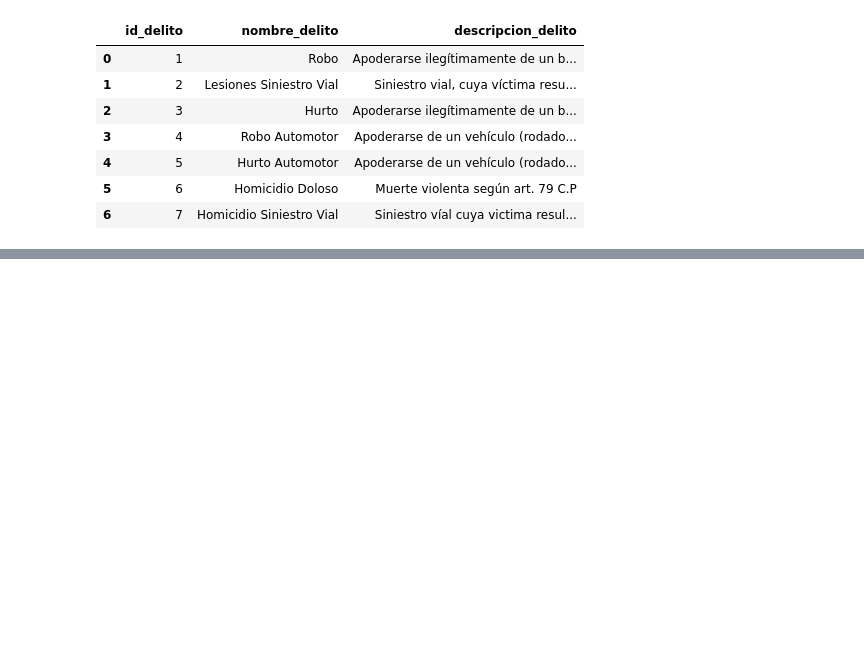
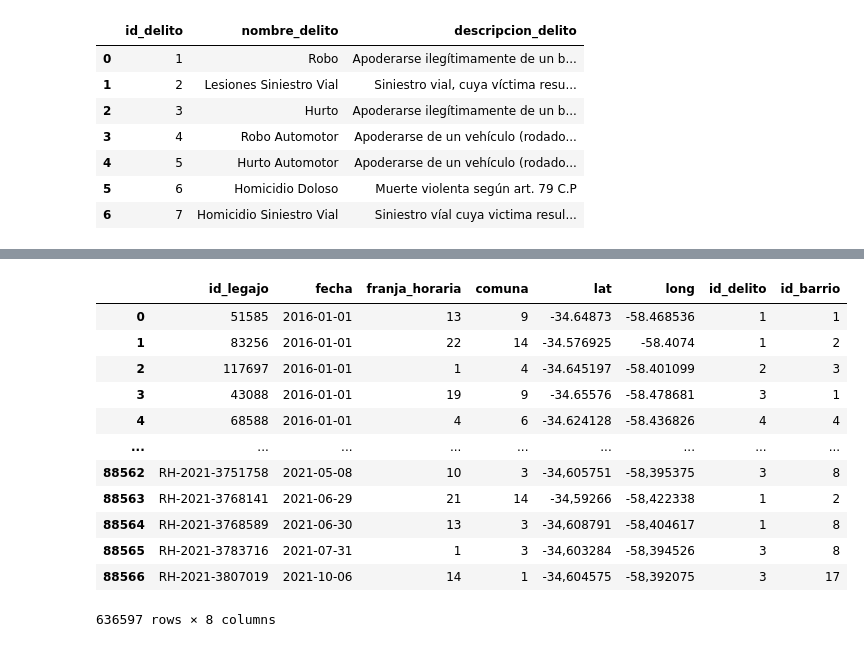
Before and after one commit to NicoBierti/crime_buenos_aires, a Jupyter notebook: data_delitos.ipynb, the cells around one changed output, grey strips where cells are left out. Cells and saved outputs as stored; diff of their text form; code cells hidden in the pictures; blank space fills up the shorter version.

Commit message:
fact table and dimensional tables finished

```diff
--- a/data_delitos.ipynb
+++ b/data_delitos.ipynb
@@ -568,0 +595,26 @@ main['año'] = main['año'].astype(str)
+# %%
+dict_delitos = dict(zip(delitos['nombre_delito'],delitos['id_delito']))
+dict_barrios = dict(zip(barrios['nombre_barrio'],barrios['id_barrio']))
+# %%
+main_no_duplicates['id_delito'] = main_no_duplicates['delito'].map(dict_delitos)
+main_no_duplicates['id_barrio'] = main_no_duplicates['barrio'].map(dict_barrios)
+# %%
+main_no_duplicates.drop(columns=['delito','barrio'],inplace=True)
+# %%
+main_no_duplicates['comuna'] = main_no_duplicates['comuna'].astype(float).astype(int)
+# %%
+main_no_duplicates
+# %% [output]
+|  | id_legajo | fecha | franja_horaria | comuna | lat | long | id_delito | id_barrio |
+| 0 | 51585 | 2016-01-01 | 13 | 9 | -34.64873 | -58.468536 | 1 | 1 |
+| 1 | 83256 | 2016-01-01 | 22 | 14 | -34.576925 | -58.4074 | 1 | 2 |
+| 2 | 117697 | 2016-01-01 | 1 | 4 | -34.645197 | -58.401099 | 2 | 3 |
+| 3 | 43088 | 2016-01-01 | 19 | 9 | -34.65576 | -58.478681 | 3 | 1 |
+| 4 | 68588 | 2016-01-01 | 4 | 6 | -34.624128 | -58.436826 | 4 | 4 |
+| ... | ... | ... | ... | ... | ... | ... | ... | ... |
+| 88562 | RH-2021-3751758 | 2021-05-08 | 10 | 3 | -34,605751 | -58,395375 | 3 | 8 |
+| 88563 | RH-2021-3768141 | 2021-06-29 | 21 | 14 | -34,59266 | -58,422338 | 1 | 2 |
+| 88564 | RH-2021-3768589 | 2021-06-30 | 13 | 3 | -34,608791 | -58,404617 | 1 | 8 |
+| 88565 | RH-2021-3783716 | 2021-07-31 | 1 | 3 | -34,603284 | -58,394526 | 3 | 8 |
+| 88566 | RH-2021-3807019 | 2021-10-06 | 14 | 1 | -34,604575 | -58,392075 | 3 | 17 |
+636597 rows × 8 columns
```
Also changed, not shown: parts of 34 cells of this notebook.
